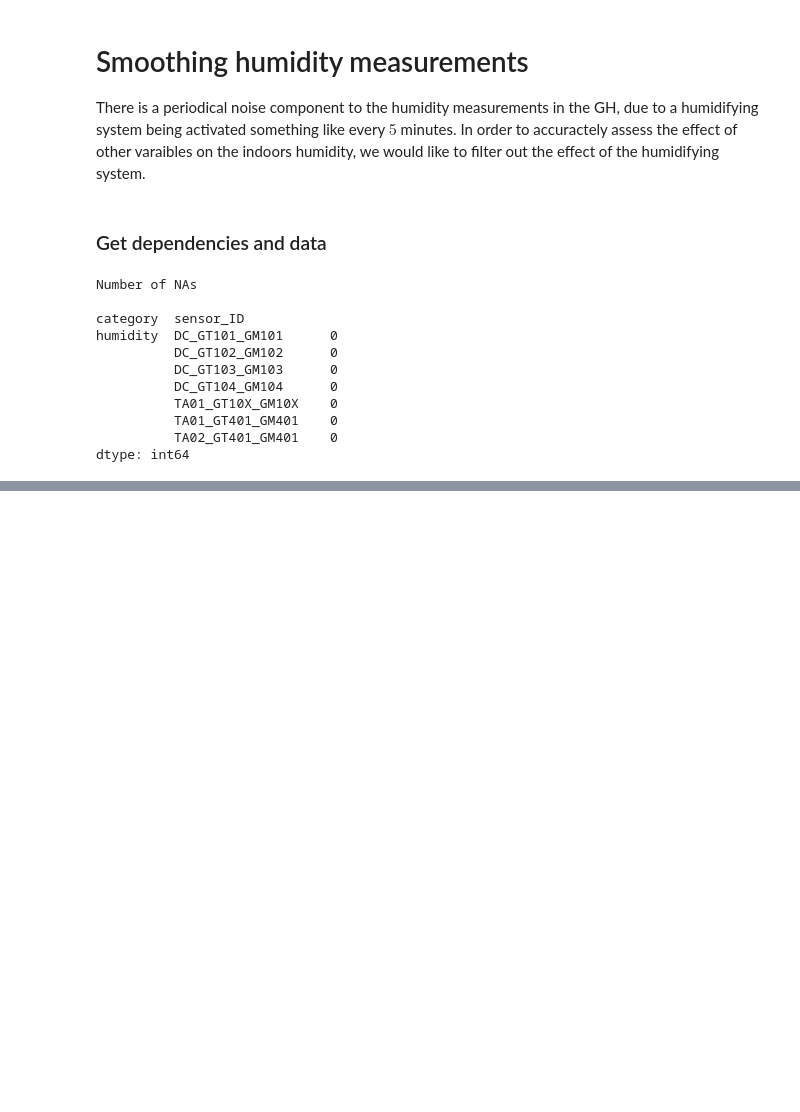
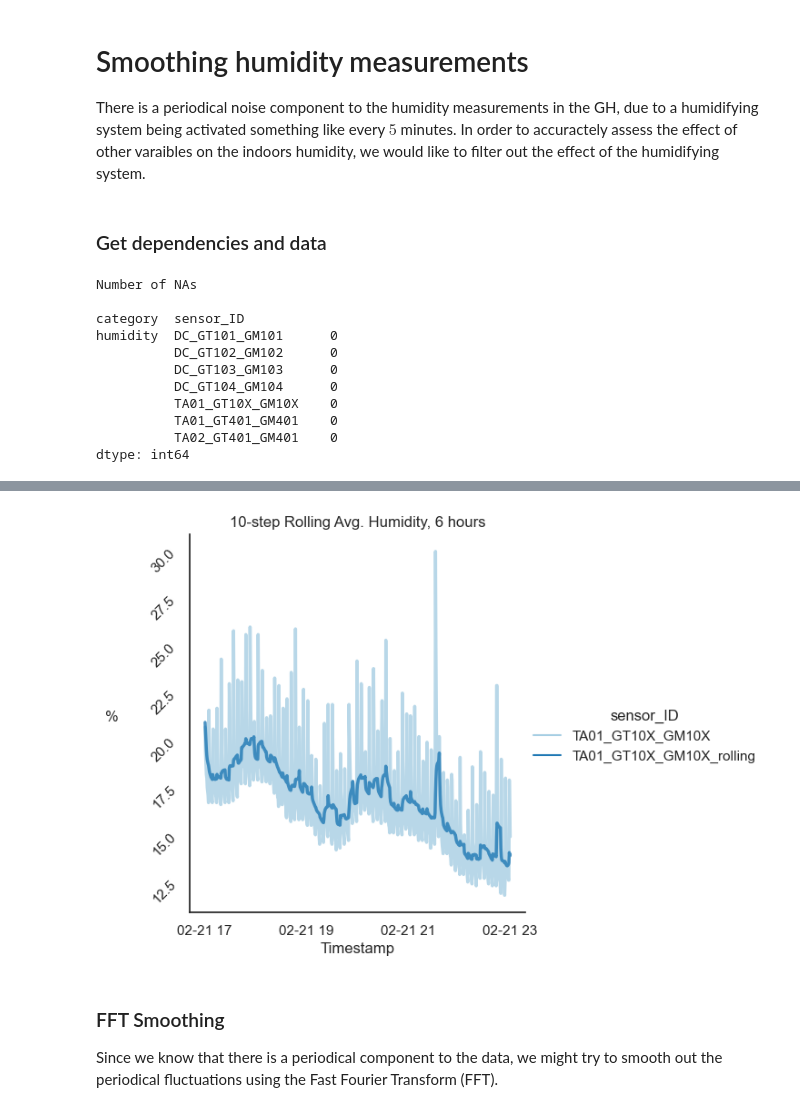
Before and after one commit to oStglnd/rise-gh, a Jupyter notebook: cleaning/smoothing.ipynb, the cells around one changed output, grey strips where cells are left out. Saved outputs shown, nothing was run; the diff lists cells and outputs as text; code cells hidden in the pictures; blank space fills up the shorter version.

Commit message:
Added FFT smoothing

```diff
--- a/cleaning/smoothing.ipynb
+++ b/cleaning/smoothing.ipynb
@@ -157,0 +119,45 @@ plt.show()
+# %%
+# compute the rolling mean using "pd.rolling"
+data['TA01_GT10X_GM10X_rolling'] = data.TA01_GT10X_GM10X.rolling(window=10).mean().droplevel(level=[0, 1, 2,], axis=0).values
+
+subset = data[[
+    'TA01_GT10X_GM10X',
+    'TA01_GT10X_GM10X_rolling'
+]].copy()
+
+subset = subset.droplevel(
+    level=[0, 1, 2],
+    axis=0
+)
+
+# consider last 720 observations, i.e. 6 hrs.
+subset = subset.iloc[-720:]
+
+ax = sns.relplot(
+    data=subset,
+    kind='line',
+    palette='Paired',
+    alpha=0.8,
+    dashes=False,
+    markers=False,
+    legend='full',
+    linewidth=2.5
+)
+
+ax.set_xticklabels(step=2)
+
+plt.yticks(rotation=45)
+plt.xlabel('Timestamp')
+plt.ylabel('%', loc='center', rotation=0, fontsize=12, labelpad=30)
+plt.title('10-step Rolling Avg. Humidity, 6 hours')
+
+fpath = plot_path + 'rolling_humidity_6h.png'
+plt.savefig(fpath, bbox_inches='tight', dpi=500)
+
+plt.show()
+# %% [output]
+[figure, added]
+# %% [markdown]
+### FFT Smoothing
+
+Since we know that there is a periodical component to the data, we might try to smooth out the periodical fluctuations using the Fast Fourier Transform (FFT).
```
Also changed, not shown: parts of 9 cells of this notebook, 4 other files.
